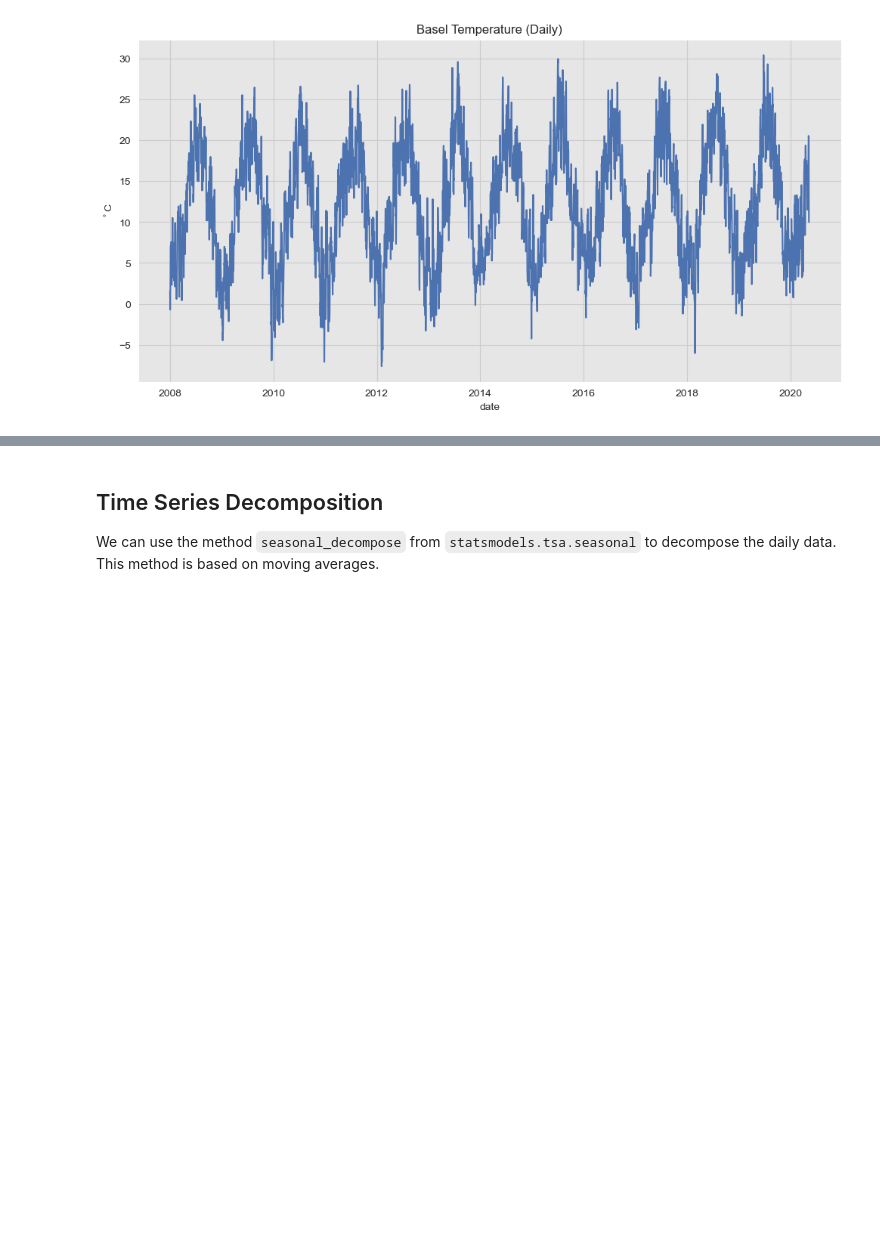
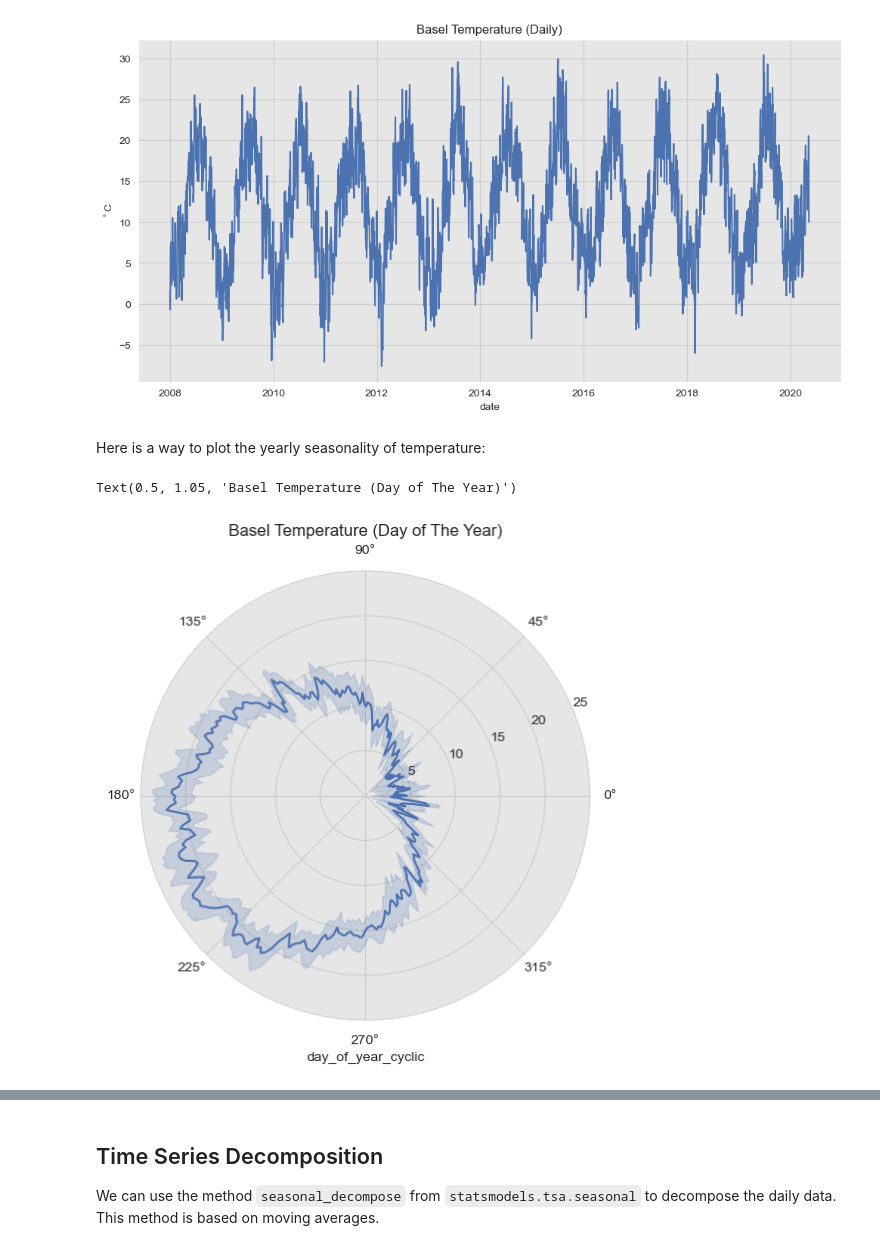
Before and after one commit to juanitorduz/btsa, a Jupyter notebook: python/basel_weather_intro.ipynb, the cells around one changed output, grey strips where cells are left out. Cells and saved outputs as stored; diff of their text form; code cells hidden in the pictures; blank space fills up the shorter version.

```diff
--- a/python/basel_weather_intro.ipynb
+++ b/python/basel_weather_intro.ipynb
@@ -61,6 +61,7 @@ data_df = data_df.assign(
     year = lambda x: x['timestamp'].dt.year,
     month = lambda x: x['timestamp'].dt.month,
     day = lambda x: x['timestamp'].dt.day,
+    dayofyear = lambda x: x['timestamp'].dt.dayofyear,
     hour = lambda x: x['timestamp'].dt.hour,
 )
 
@@ -81,9 +82,8 @@ ax.set(title='Basel Temperature (Hourly)', ylabel=r'$^\circ$C');
 [figure]
 # %%
 # Next, we aggregate by day.
-
 daily_data_df = data_df \
-    .groupby(['date', 'year', 'month', 'day'], as_index=False)\
+    .groupby(['date', 'year', 'month', 'day', 'dayofyear'], as_index=False)\
     .agg({'temperature': np.mean}) \
     .set_index('date')
 # %%
@@ -93,3 +93,21 @@ sns.lineplot(x='date', y='temperature', data=daily_data_df.reset_index(), ax=ax)
 ax.set(title='Basel Temperature (Daily)', ylabel=r'$^\circ$C');
 # %% [output]
 [figure]
+# %% [markdown]
+Here is a way to plot the yearly seasonality of temperature:
+# %%
+ax = plt.subplot(111, projection='polar')
+
+daily_data_df \
+    .assign(day_of_year_cyclic = lambda x: x['dayofyear'].transform(lambda x: 2*np.pi*x/365.5)) \
+    .pipe((sns.lineplot, 'data'),
+        x='day_of_year_cyclic',
+        y='temperature',
+        ax=ax
+    )
+
+ax.set_ylabel('')
+ax.set_title('Basel Temperature (Day of The Year)', va='bottom')
+# %% [output]
+Text(0.5, 1.05, 'Basel Temperature (Day of The Year)')
+[figure, added]
```
Also changed, not shown: parts of 8 cells of this notebook.
